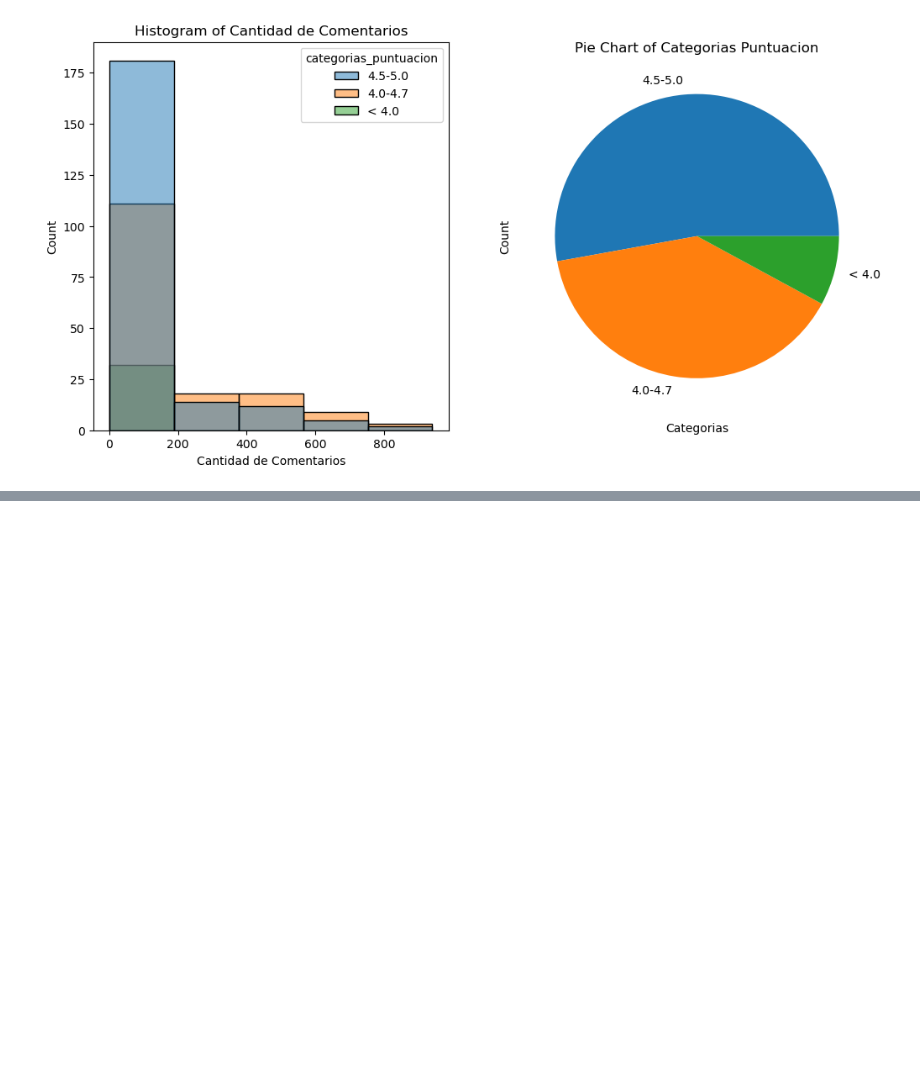
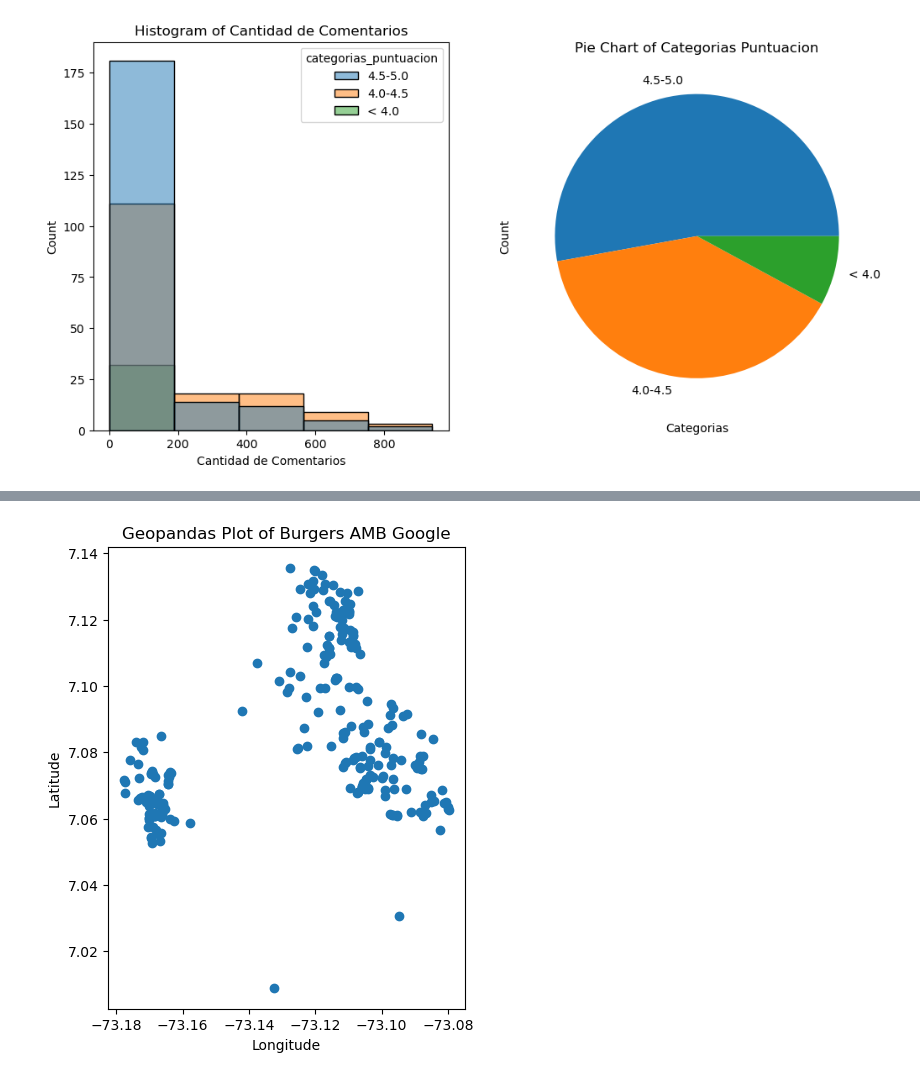
Before and after one commit to adrianferu/BurgerMap-Bucaramanga-, a Jupyter notebook: 2_dataAnalysis.ipynb, the cells around one changed output, grey strips where cells are left out. Saved outputs shown, nothing was run; the diff lists cells and outputs as text; code cells hidden in the pictures; blank space fills up the shorter version.

```diff
--- a/2_dataAnalysis.ipynb
+++ b/2_dataAnalysis.ipynb
@@ -90,0 +92,13 @@ Text(0.5, 1.0, 'Pie Chart of Categorias Puntuacion')
+# %%
+#Let's create a second geodataFrame, using resultados_finales/amb_googleMapsScrapper
+burgers_AMB_google = pd.read_csv("resultados_finales/amb_googleMapsScrapper.csv")
+burgers_AMB_google['geometry'] = gpd.points_from_xy(burgers_AMB_google['Longitude'], burgers_AMB_google['Latitude'])
+gdf_google = gpd.GeoDataFrame(burgers_AMB_google, geometry='geometry')
+fig, ax = plt.subplots(1, 1, figsize=(12, 6))
+gdf_google.plot(ax=ax, legend=True, legend_kwds={'loc': 'upper left'})
+ax.set_title('Geopandas Plot of Burgers AMB Google')
+ax.set_xlabel('Longitude')
+ax.set_ylabel('Latitude')
+plt.show()
+# %% [output]
+[figure, added]
```
Also changed, not shown: parts of 6 cells of this notebook.
